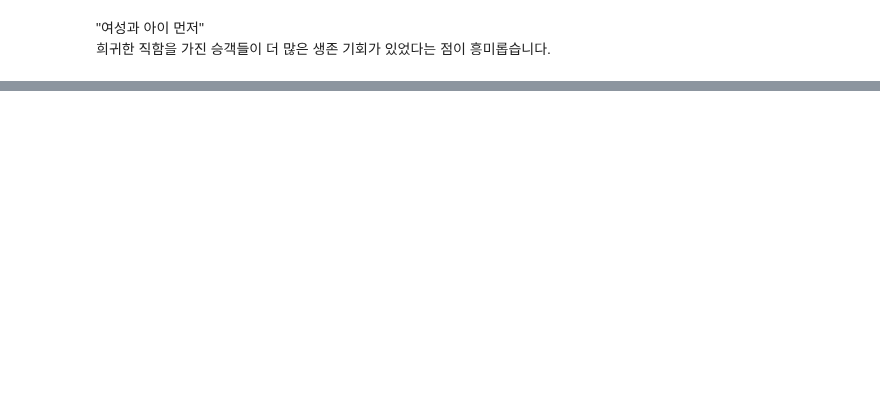
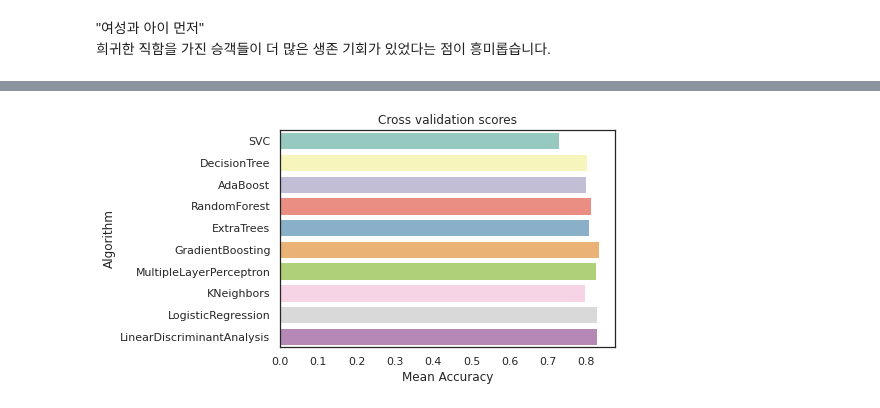
Before and after one commit to stk346/Kaggle, a Jupyter notebook: Titanic/Titanic_Top_4_with_ensemble_modeling.ipynb, the cells around one changed output, grey strips where cells are left out. Drawn from its saved outputs; the diff is of its cells as text; code cells hidden in the pictures; blank space fills up the shorter version.

```diff
--- a/Titanic/Titanic_Top_4_with_ensemble_modeling.ipynb
+++ b/Titanic/Titanic_Top_4_with_ensemble_modeling.ipynb
@@ -554,0 +827,32 @@ g = g.set_ylabels("survival probability")
+# %%
+# 서로 다른 알고리즘을 검정하는 모델링 단계
+
+random_state = 2
+classifiers = []
+classifiers.append(SVC(random_state = random_state))
+classifiers.append(DecisionTreeClassifier(random_state = random_state))
+classifiers.append(AdaBoostClassifier(DecisionTreeClassifier(random_state=random_state), random_state=random_state, learning_rate=0.1))
+classifiers.append(RandomForestClassifier(random_state=random_state))
+classifiers.append(ExtraTreesClassifier(random_state=random_state))
+classifiers.append(GradientBoostingClassifier(random_state=random_state))
+classifiers.append(MLPClassifier(random_state=random_state))
+classifiers.append(KNeighborsClassifier())
+classifiers.append(LogisticRegression(random_state=random_state))
+classifiers.append(LinearDiscriminantAnalysis())
+# %%
+cv_results = []
+for classifier in classifiers:
+  cv_results.append(cross_val_score(classifier, X_train, y = Y_train,
+                                                    scoring="accuracy", cv=kfold, n_jobs=4)) # n_jobs = 병렬로 실행할 작업 수
+# %%
+cv_means = []
+cv_std = []
+for cv_result in cv_results:
+  cv_means.append(cv_result.mean())
+  cv_std.append(cv_result.std())
+# %%
+cv_res = pd.DataFrame({"CrossValMeans": cv_means, "CrossValerrors": cv_std,
+                                    "Algorithm":["SVC", "DecisionTree", "AdaBoost",
+                                                  "RandomForest", "ExtraTrees", "GradientBoosting",
+                                                 "MultipleLayerPerceptron", "KNeighbors", "LogisticRegression",
+                                                 "LinearDiscriminantAnalysis"]})
@@ -554,0 +873,9 @@ g = g.set_ylabels("survival probability")
+# %%
+# **{'xerr' :cv_std} 이랑 비교
+
+g = sns.barplot("CrossValMeans", "Algorithm", data=cv_res, palette="Set3",
+                orient="h") # orient: Orientation of the plot
+g.set_xlabel("Mean Accuracy")
+g = g.set_title("Cross validation scores")
+# %% [output]
+[figure, added]
```
Also changed, not shown: parts of 57 cells of this notebook.
